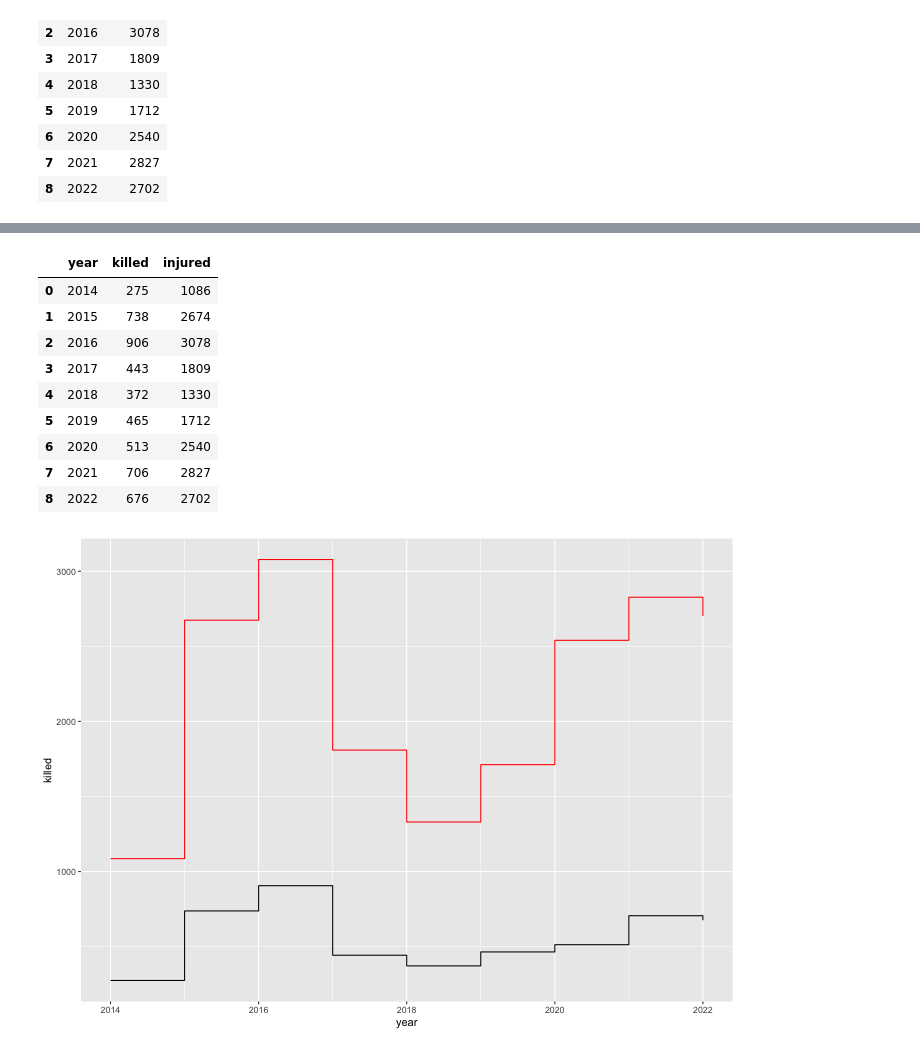
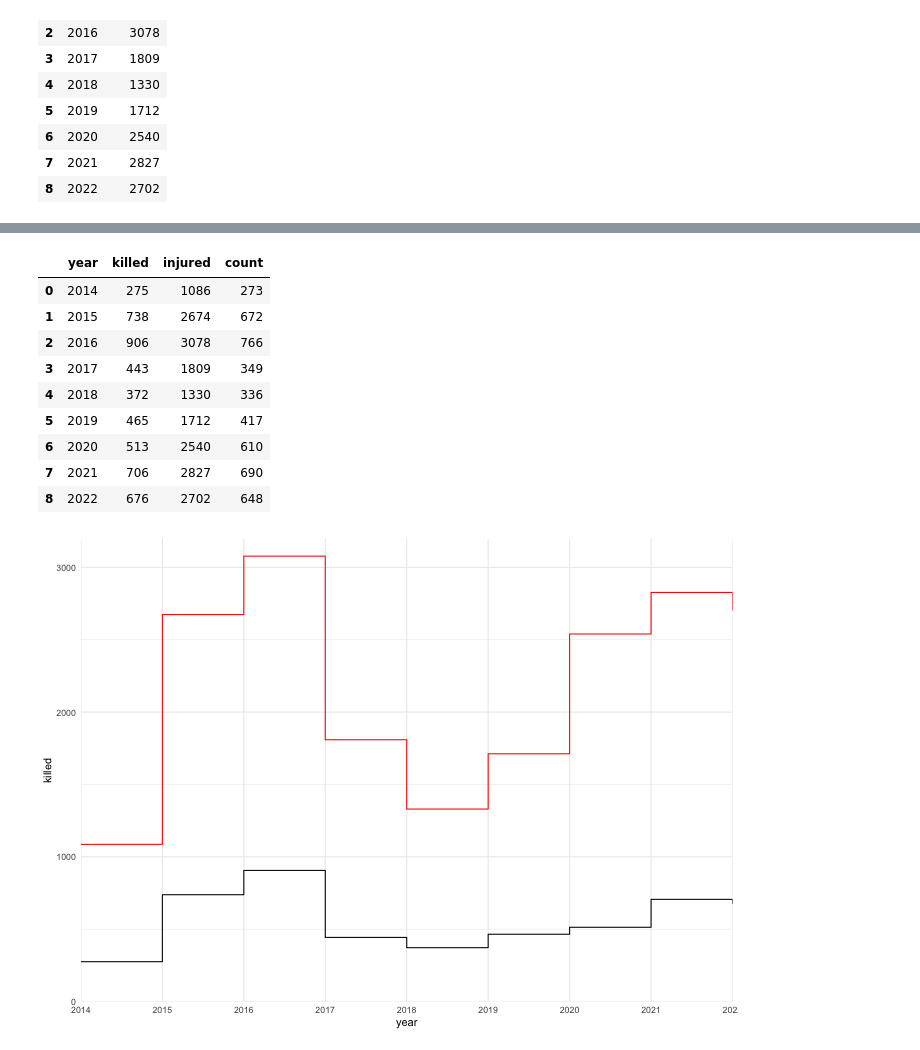
Before and after one commit to poojachaudhuri/project-2, a Jupyter notebook: plotting.ipynb, the cells around one changed output, grey strips where cells are left out. Cells and saved outputs as stored; diff of their text form; code cells hidden in the pictures.

```diff
--- a/plotting.ipynb
+++ b/plotting.ipynb
@@ -217,3 +238,7 @@ df_injured
 | 6 | 2020 | 2540 |
 | 7 | 2021 | 2827 |
 | 8 | 2022 | 2702 |
+# %%
+
+incidents = df_decade.groupby('year')['incident_id'].count()
+incidents
@@ -219,0 +257,5 @@ df_injured
+# %%
+df_incidents = pd.DataFrame(incidents)
+df_incidents = df_incidents.reset_index()
+df_incidents.rename(columns={'incident_id': 'count'}, inplace=True)
+df_incidents
@@ -221,25 +274,32 @@ df_injured
 # combine dataframe
 
 df_victims = pd.merge(df_killed, df_injured, on='year')
+df_victims = pd.merge(df_victims, df_incidents, on='year')
 df_victims
 # %% [output]
-|  | year | killed | injured |
-| 0 | 2014 | 275 | 1086 |
-| 1 | 2015 | 738 | 2674 |
-| 2 | 2016 | 906 | 3078 |
-| 3 | 2017 | 443 | 1809 |
-| 4 | 2018 | 372 | 1330 |
-| 5 | 2019 | 465 | 1712 |
-| 6 | 2020 | 513 | 2540 |
-| 7 | 2021 | 706 | 2827 |
-| 8 | 2022 | 676 | 2702 |
+|  | year | killed | injured | count |
+| 0 | 2014 | 275 | 1086 | 273 |
+| 1 | 2015 | 738 | 2674 | 672 |
+| 2 | 2016 | 906 | 3078 | 766 |
+| 3 | 2017 | 443 | 1809 | 349 |
+| 4 | 2018 | 372 | 1330 | 336 |
+| 5 | 2019 | 465 | 1712 | 417 |
+| 6 | 2020 | 513 | 2540 | 610 |
+| 7 | 2021 | 706 | 2827 | 690 |
+| 8 | 2022 | 676 | 2702 | 648 |
 # %%
 %%R -i df_victims -h 500 -w 700
 
 ggplot(df_victims) +
     aes(x = year, y = killed) +
     geom_step() +
-    # also plot injured
-    geom_step(aes(y = injured), color = 'red')
+    geom_step(aes(y = injured), color = 'red') +
+    scale_x_continuous(breaks = seq(2014, 2022, by = 1)) +
+    scale_y_continuous(breaks = seq(0, 3000, by = 1000), limits = c(0, 3200)) +
+    coord_cartesian(xlim = c(2014,2022), expand = FALSE) +
+    theme_minimal() +
+    theme(
+    panel.grid.minor.x = element_blank()
+  )
 # %% [output]
-[figure, old version]
+[figure, new version]
```
Also changed, not shown: parts of 9 cells of this notebook, 14 other files.
